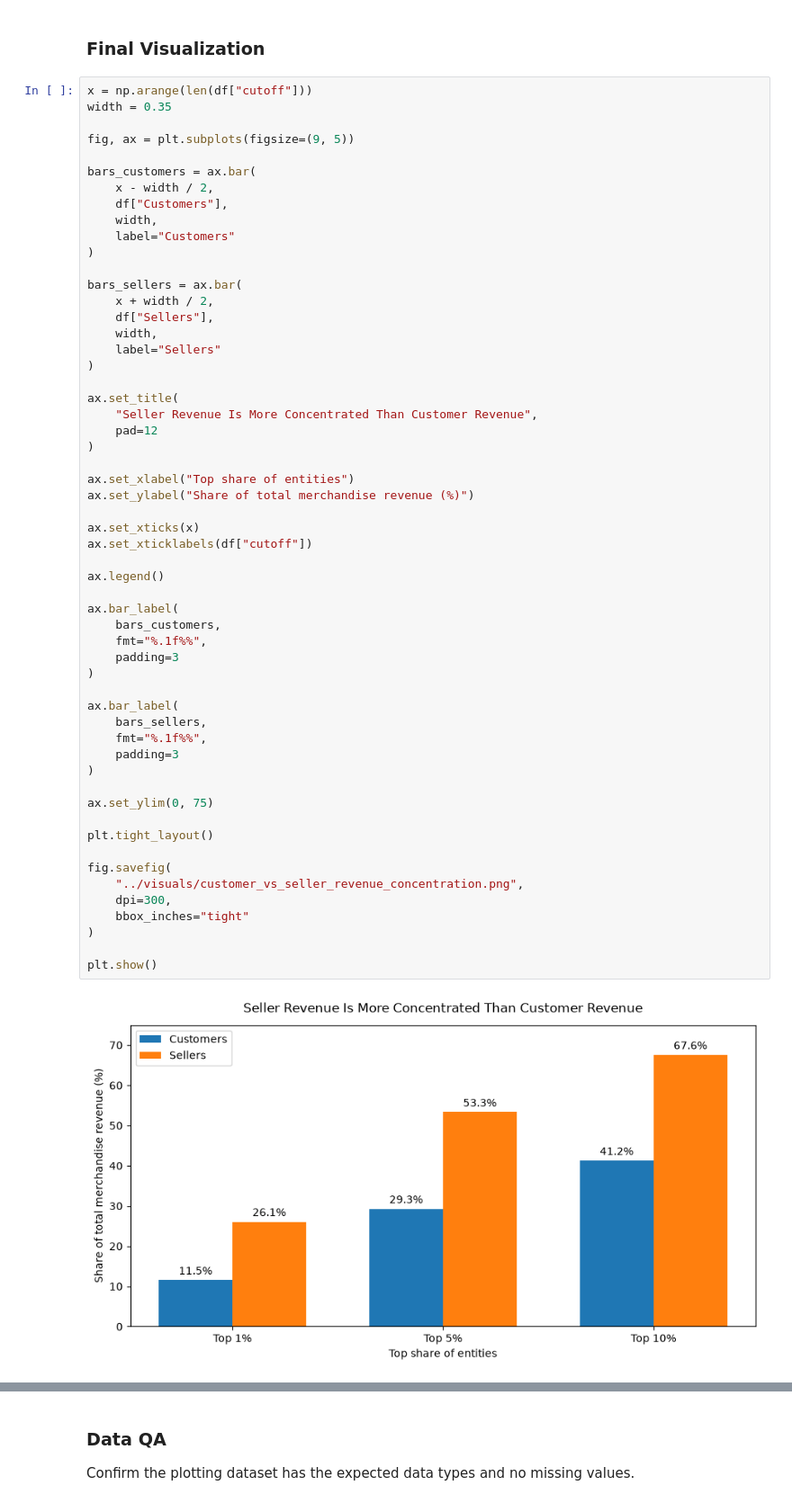
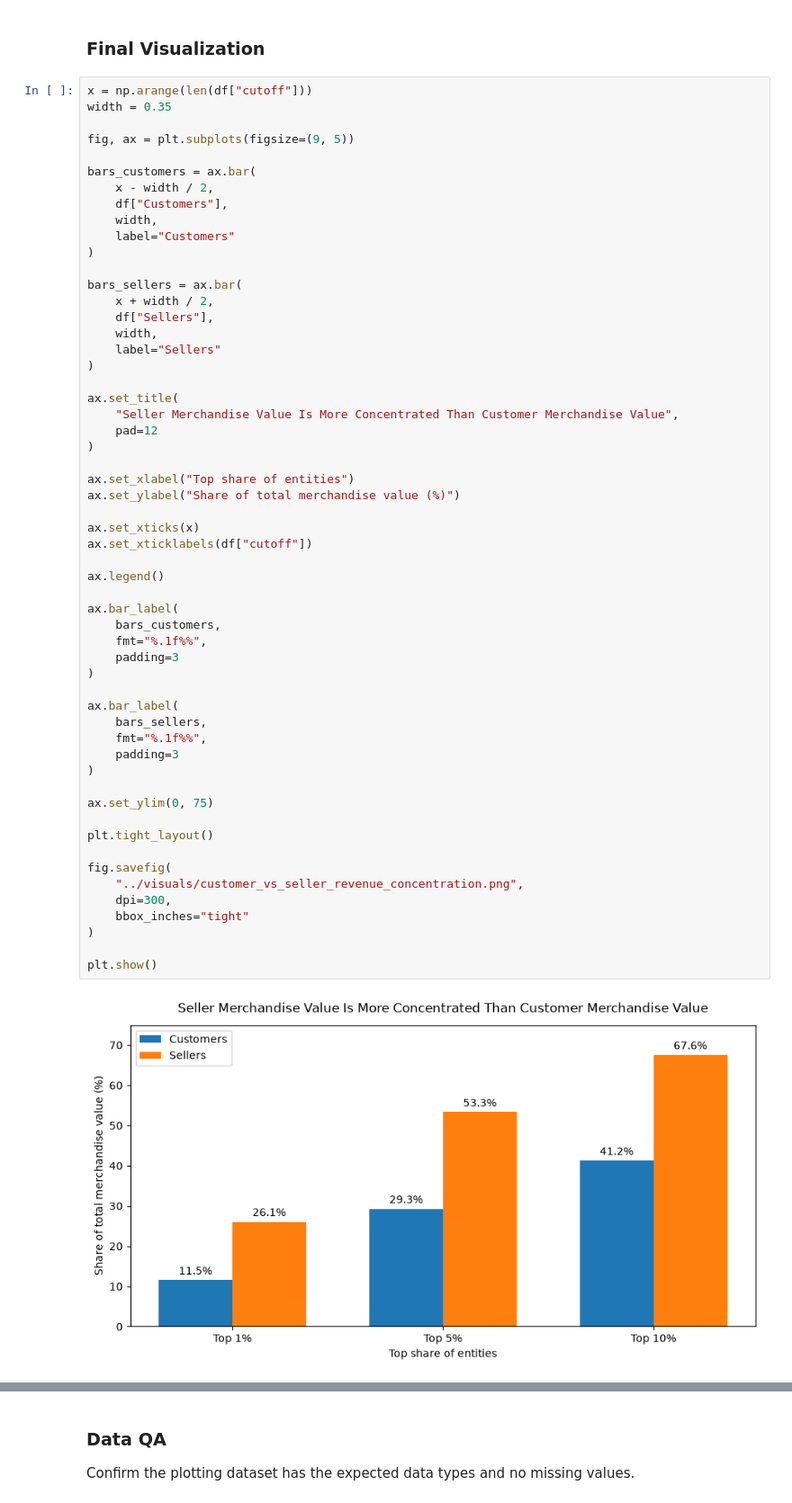
Before and after one commit to jennjxu/olist-customer-growth-analytics, a Jupyter notebook: notebooks/week2_visuals.ipynb, the cells around one changed output, grey strips where cells are left out. Shown at 90% size. Drawn from its saved outputs; the diff is of its cells as text.

```diff
--- a/notebooks/week2_visuals.ipynb
+++ b/notebooks/week2_visuals.ipynb
@@ -67,43 +67,43 @@ bars_sellers = ax.bar(
 )
 
 ax.set_title(
-    "Seller Revenue Is More Concentrated Than Customer Revenue",
+    "Seller Merchandise Value Is More Concentrated Than Customer Merchandise Value",
     pad=12
 )
 
 ax.set_xlabel("Top share of entities")
-ax.set_ylabel("Share of total merchandise revenue (%)")
+ax.set_ylabel("Share of total merchandise value (%)")
 
 ax.set_xticks(x)
 ax.set_xticklabels(df["cutoff"])
 
 ax.legend()
 
 ax.bar_label(
     bars_customers,
     fmt="%.1f%%",
     padding=3
 )
 
 ax.bar_label(
     bars_sellers,
     fmt="%.1f%%",
     padding=3
 )
 
 ax.set_ylim(0, 75)
 
 plt.tight_layout()
 
 fig.savefig(
     "../visuals/customer_vs_seller_revenue_concentration.png",
     dpi=300,
     bbox_inches="tight"
 )
 
 plt.show()
 # %% [output]
-[figure, old version]
+[figure, new version]
 # %% [markdown]
 ### Interpretation
 
```
Also changed, not shown: parts of 20 cells of this notebook, 7 other files.
